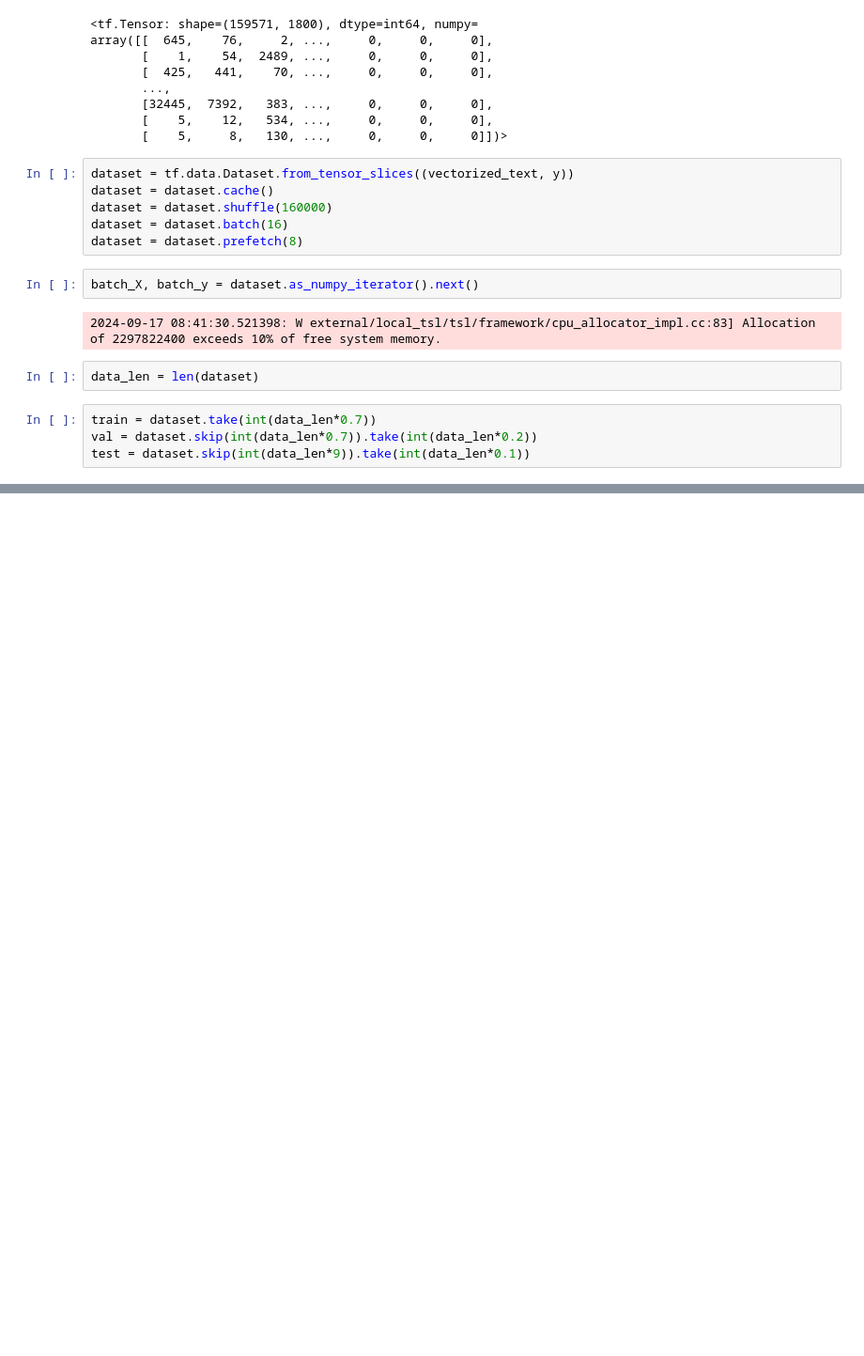
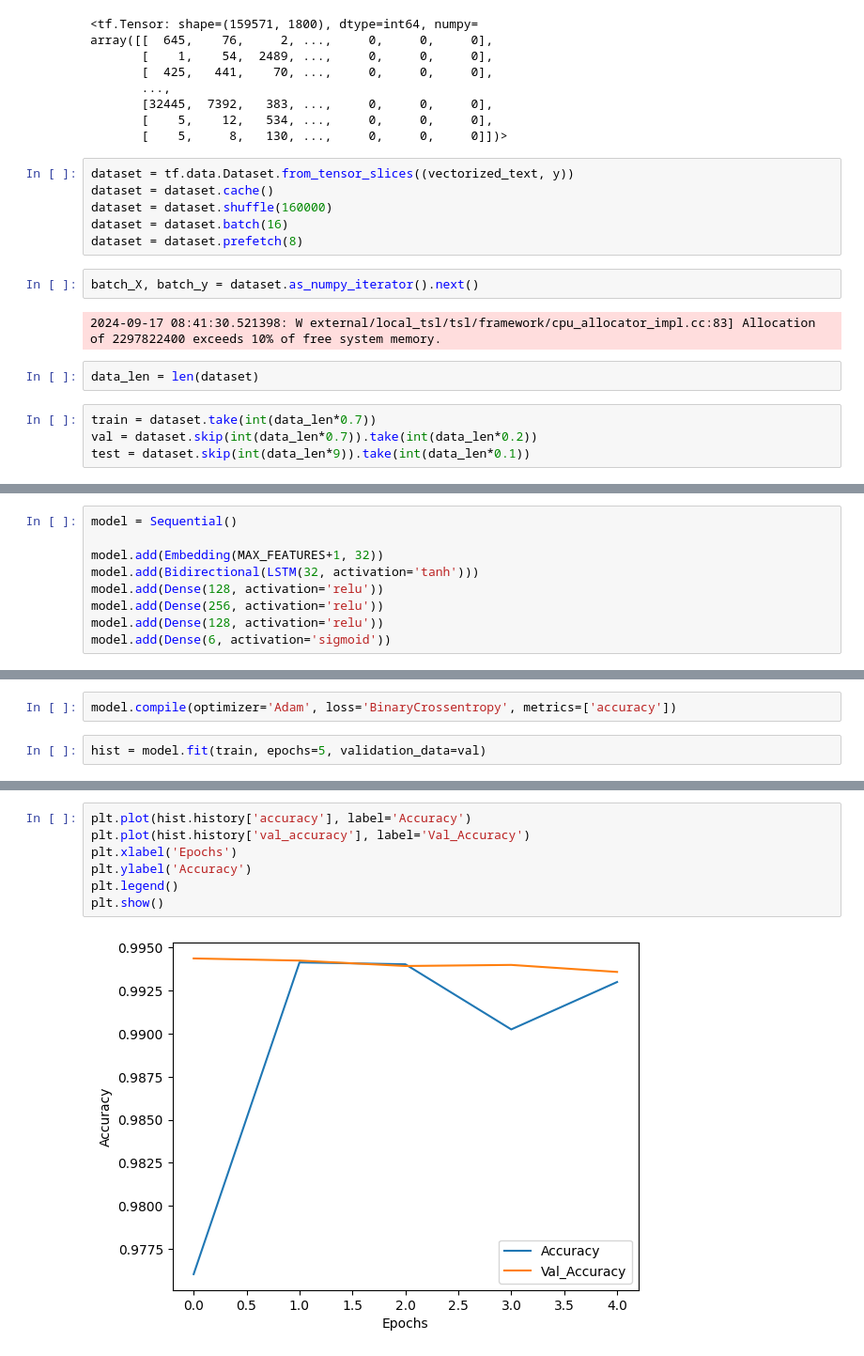
Before and after one commit to YashMasane/Comment-Toxicity-Model, a Jupyter notebook: main.ipynb, the cells around one changed output, grey strips where cells are left out. Shown at 94% size. Cells and saved outputs as stored; diff of their text form; blank space fills up the shorter version.

Commit message:
updated model

```diff
--- a/main.ipynb
+++ b/main.ipynb
@@ -159,0 +163,9 @@ test = dataset.skip(int(data_len*9)).take(int(data_len*0.1))
+# %%
+model = Sequential()
+
+model.add(Embedding(MAX_FEATURES+1, 32))
+model.add(Bidirectional(LSTM(32, activation='tanh')))
+model.add(Dense(128, activation='relu'))
+model.add(Dense(256, activation='relu'))
+model.add(Dense(128, activation='relu'))
+model.add(Dense(6, activation='sigmoid'))
@@ -159,0 +192,4 @@ test = dataset.skip(int(data_len*9)).take(int(data_len*0.1))
+# %%
+model.compile(optimizer='Adam', loss='BinaryCrossentropy', metrics=['accuracy'])
+# %%
+hist = model.fit(train, epochs=5, validation_data=val)
@@ -159,0 +207,9 @@ test = dataset.skip(int(data_len*9)).take(int(data_len*0.1))
+# %%
+plt.plot(hist.history['accuracy'], label='Accuracy')
+plt.plot(hist.history['val_accuracy'], label='Val_Accuracy')
+plt.xlabel('Epochs')
+plt.ylabel('Accuracy')
+plt.legend()
+plt.show()
+# %% [output]
+[figure, added]
```
Also changed, not shown: parts of 10 cells of this notebook.
